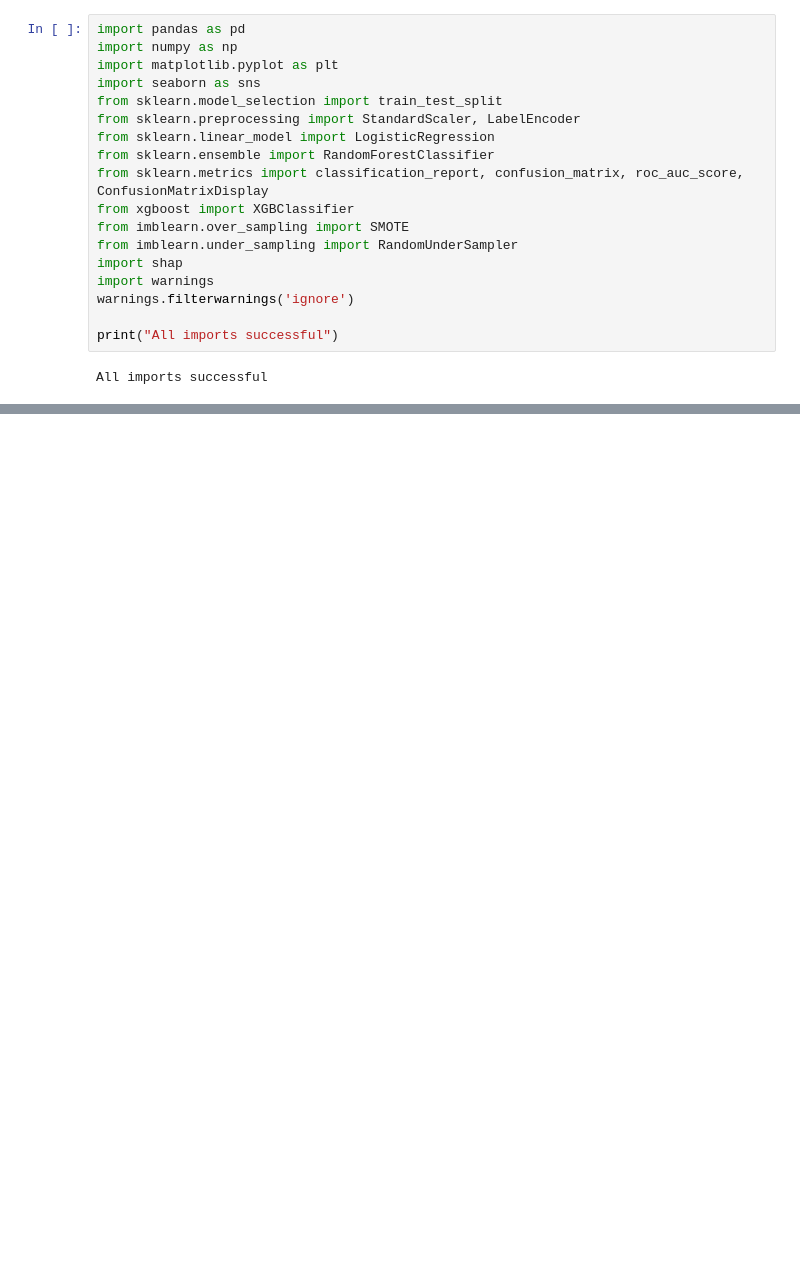
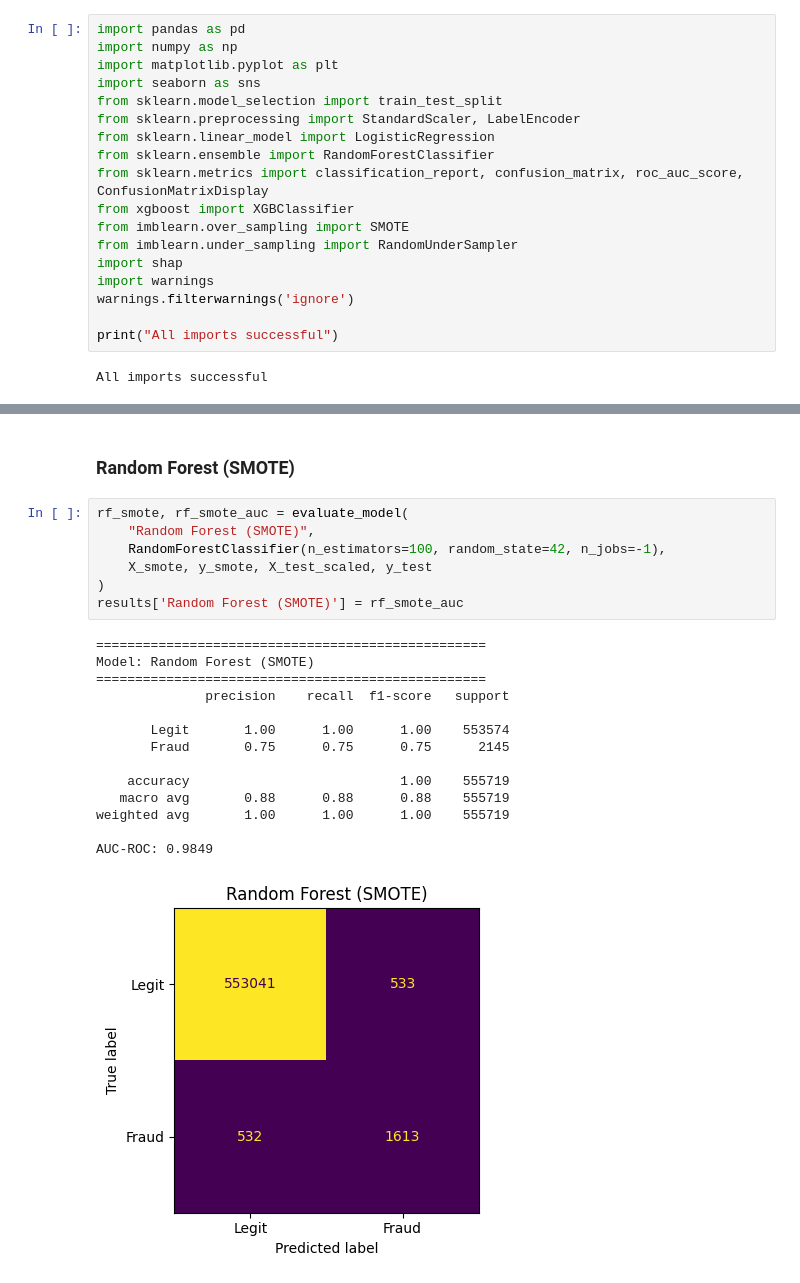
Before and after one commit to faisaxhmed/fraud-detection, a Jupyter notebook: fraud_detection.ipynb, the cells around one changed output, grey strips where cells are left out. Saved outputs shown, nothing was run; the diff lists cells and outputs as text; blank space fills up the shorter version.

```diff
--- a/fraud_detection.ipynb
+++ b/fraud_detection.ipynb
@@ -47,0 +305,24 @@ FileNotFoundError: [Errno 2] No such file or directory: 'fraudTrain.csv'
+# %% [markdown]
+### Random Forest (SMOTE)
+# %%
+rf_smote, rf_smote_auc = evaluate_model(
+    "Random Forest (SMOTE)",
+    RandomForestClassifier(n_estimators=100, random_state=42, n_jobs=-1),
+    X_smote, y_smote, X_test_scaled, y_test
+)
+results['Random Forest (SMOTE)'] = rf_smote_auc
+# %% [output]
+==================================================
+Model: Random Forest (SMOTE)
+==================================================
+              precision    recall  f1-score   support
+
+       Legit       1.00      1.00      1.00    553574
+       Fraud       0.75      0.75      0.75      2145
+
+    accuracy                           1.00    555719
+   macro avg       0.88      0.88      0.88    555719
+weighted avg       1.00      1.00      1.00    555719
+
+AUC-ROC: 0.9849
+[figure, added]
```
Also changed, not shown: parts of 28 cells of this notebook.
